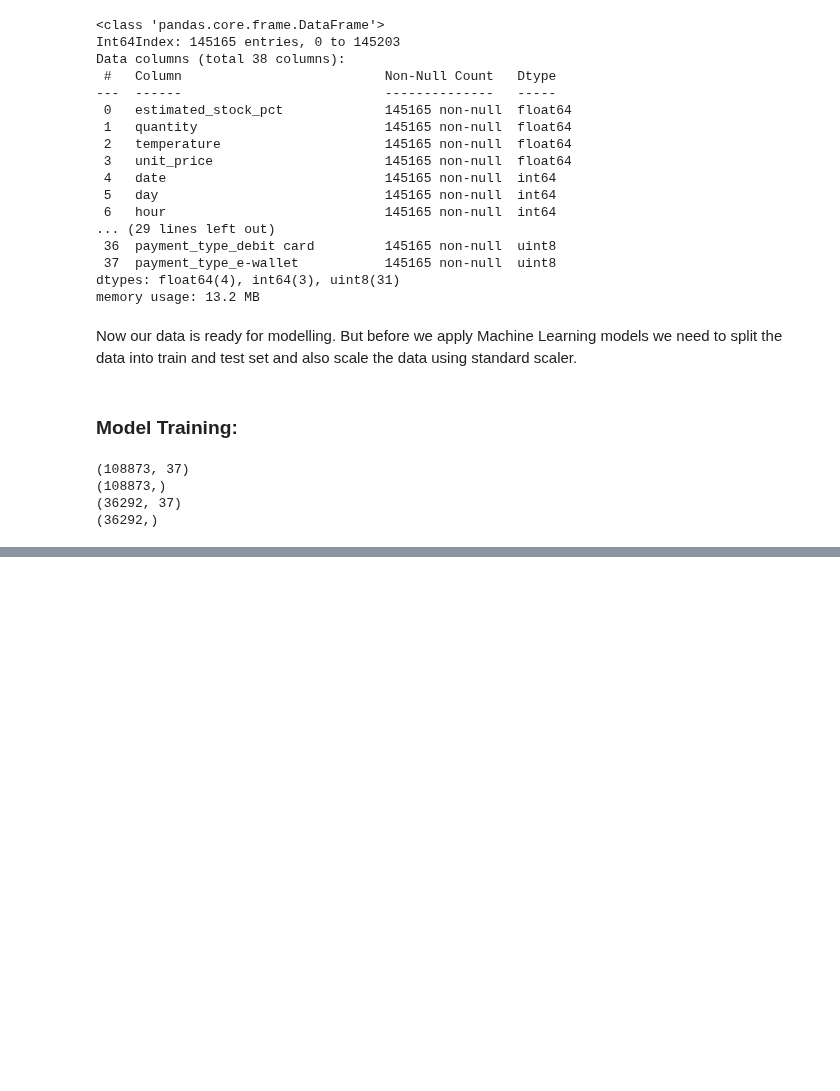
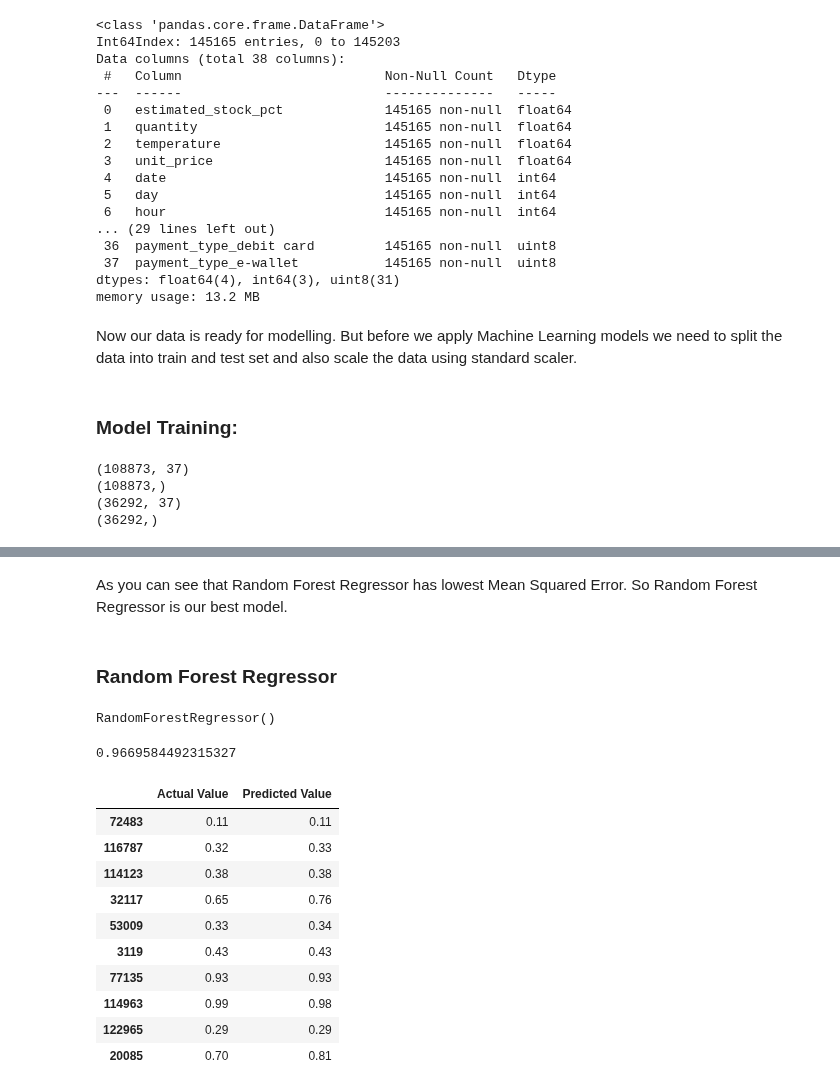
Before and after one commit to Akshay-Paunikar/Forage_Virtual_Internship_Program, a Jupyter notebook: Cognizant/Task 3 - Model Building and Interpretation/Task_3_Model_Building_and_Interpretation.ipynb, the cells around one changed output, grey strips where cells are left out. Drawn from its saved outputs; the diff is of its cells as text; code cells hidden in the pictures; blank space fills up the shorter version.

Commit message:
Model training done

```diff
--- a/Cognizant/Task 3 - Model Building and Interpretation/Task_3_Model_Building_and_Interpretation.ipynb
+++ b/Cognizant/Task 3 - Model Building and Interpretation/Task_3_Model_Building_and_Interpretation.ipynb
@@ -633,7 +633,7 @@ models = {
     "Random Forest Regressor": RandomForestRegressor(),
     "Gradient Boosting Machine": GradientBoostingRegressor(),
     "AdaBoost Regressor": AdaBoostRegressor(),
-    "CatBoost Regressor": CatBoostRegressor(),
+    "CatBoost Regressor": CatBoostRegressor(verbose=False),
     "XGBoost Regressor": XGBRegressor()
 }
 
@@ -646,8 +646,8 @@ for i in range(len(list(models))):
     model.fit(X_train_scaled, y_train)
 
     # make predictions
-    y_train_pred = model.predict(X_train_scaled)
-    y_test_pred = model.predict(X_test_scaled)
+    y_train_pred = model.predict(X_train_scaled).round(2)
+    y_test_pred = model.predict(X_test_scaled).round(2)
 
     # evaluate train and test data
     train_mean_squared_error, train_mean_absolute_error = evaluate_model(y_train, y_train_pred)
@@ -691,0 +706,35 @@ Model performance for Test set
+# %% [markdown]
+As you can see that Random Forest Regressor has lowest Mean Squared Error. So Random Forest Regressor is our best model.
+# %% [markdown]
+### Random Forest Regressor
+# %%
+rf = RandomForestRegressor()
+
+# fit training data
+rf.fit(X_train_scaled, y_train)
+# %% [output]
+RandomForestRegressor()
+# %%
+# model score
+rf.score(X_train_scaled, y_train)
+# %% [output]
+0.9669584492315327
+# %%
+# predict on test data
+y_pred = rf.predict(X_test_scaled).round(2)
+# %%
+# Difference between Actual and Predicted Values
+pred_df=pd.DataFrame({'Actual Value':y_test,'Predicted Value':y_pred})
+pred_df.head(10)
+# %% [output]
+|  | Actual Value | Predicted Value |
+| 72483 | 0.11 | 0.11 |
+| 116787 | 0.32 | 0.33 |
+| 114123 | 0.38 | 0.38 |
+| 32117 | 0.65 | 0.76 |
+| 53009 | 0.33 | 0.34 |
+| 3119 | 0.43 | 0.43 |
+| 77135 | 0.93 | 0.93 |
+| 114963 | 0.99 | 0.98 |
+| 122965 | 0.29 | 0.29 |
+| 20085 | 0.70 | 0.81 |
```
Also changed, not shown: parts of 2 cells of this notebook, 4 other files.
